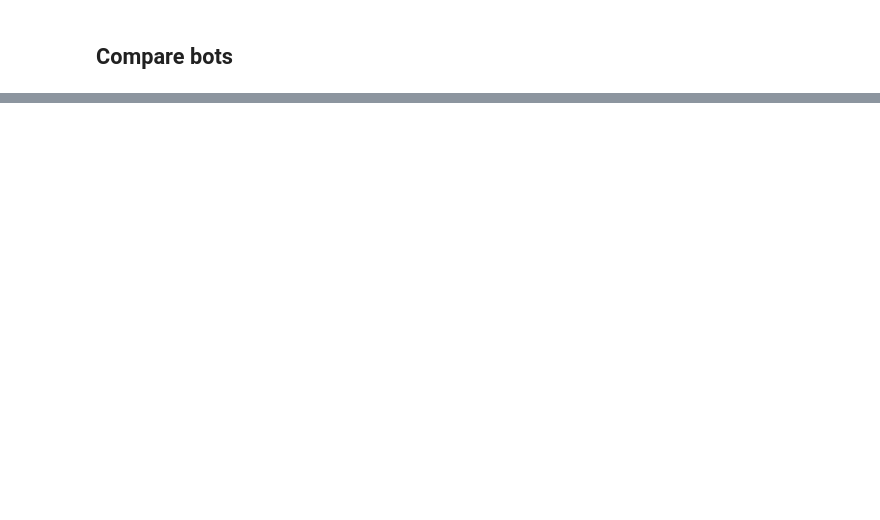
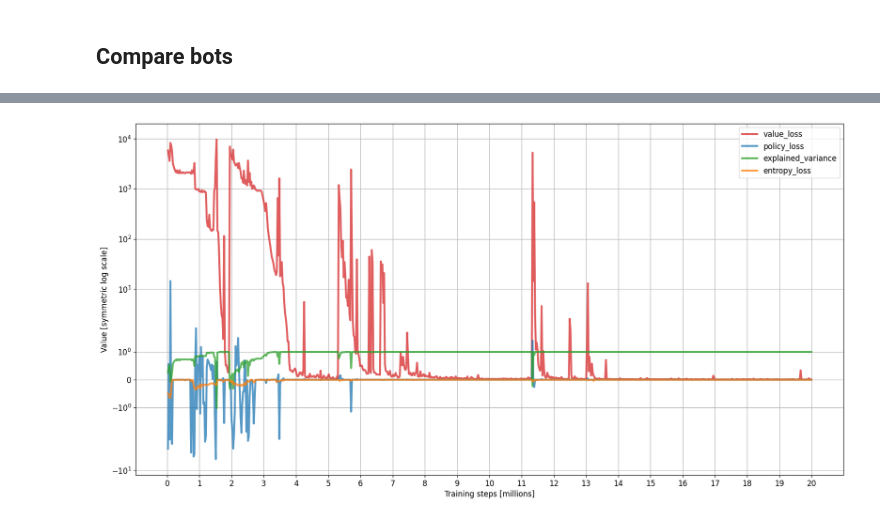
Before and after one commit to adam-handke/blockade, a Jupyter notebook: training/reinforcement-learning.ipynb, the cells around one changed output, grey strips where cells are left out. Drawn from its saved outputs; the diff is of its cells as text; code cells hidden in the pictures; blank space fills up the shorter version.

Commit message:
add: Train final RL bot.

```diff
--- a/training/reinforcement-learning.ipynb
+++ b/training/reinforcement-learning.ipynb
@@ -384,0 +426,4 @@ make_bot_comparison(ReinforcementLearningBot(verbose=False, model_name='../playe
+# %%
+log_df = pd.read_csv('./log/progress.csv')
+
+log_df.head(10)
@@ -384,0 +442,22 @@ make_bot_comparison(ReinforcementLearningBot(verbose=False, model_name='../playe
+# %%
+plt.figure(figsize=(20, 10))
+plt.rcParams.update({'font.size': 12})
+
+for col, c in zip(['train/value_loss', 'train/policy_loss', 'train/explained_variance', 'train/entropy_loss'],
+                  ['tab:red', 'tab:blue', 'tab:green', 'tab:orange']):
+
+    plt.plot(log_df['time/total_timesteps'], log_df[col], c=c, label=col[6:], alpha=0.75, linewidth=3.0)
+    #plt.scatter(log_df['time/total_timesteps'], log_df[col], c=c, marker='X', , alpha=0.5)
+
+plt.yscale('symlog')
+plt.xlabel('Training steps [millions]')
+plt.ylabel('Value [symmetric log scale]')
+
+plt.xticks(ticks=range(0, 21000000, 1000000), labels=range(0, 21, 1))
+plt.legend(loc='upper right')
+plt.grid()
+plt.savefig('A2C15v2_training_log_plot', bbox_inches='tight', pad_inches=0.3)
+plt.show()
+plt.close()
+# %% [output]
+[figure, added]
```
Also changed, not shown: parts of 9 cells of this notebook, 4 other files.
